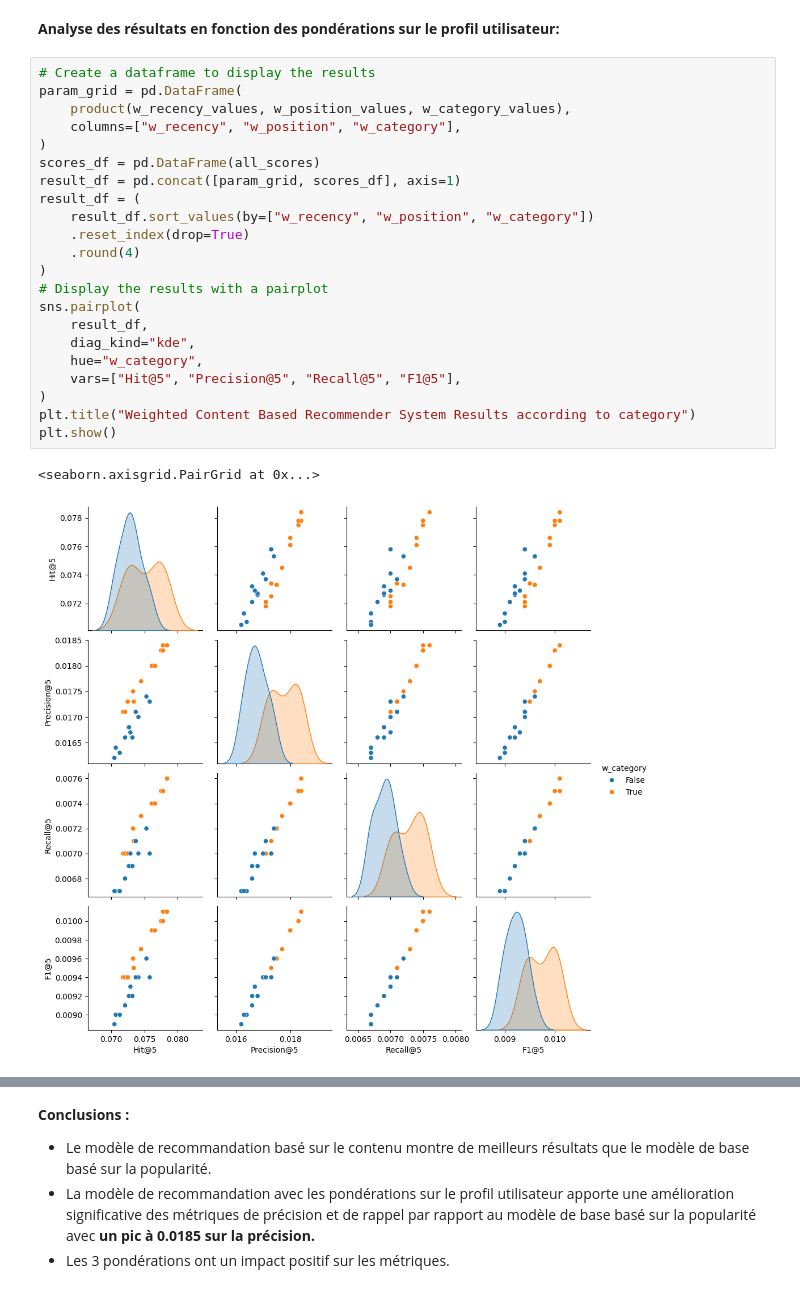
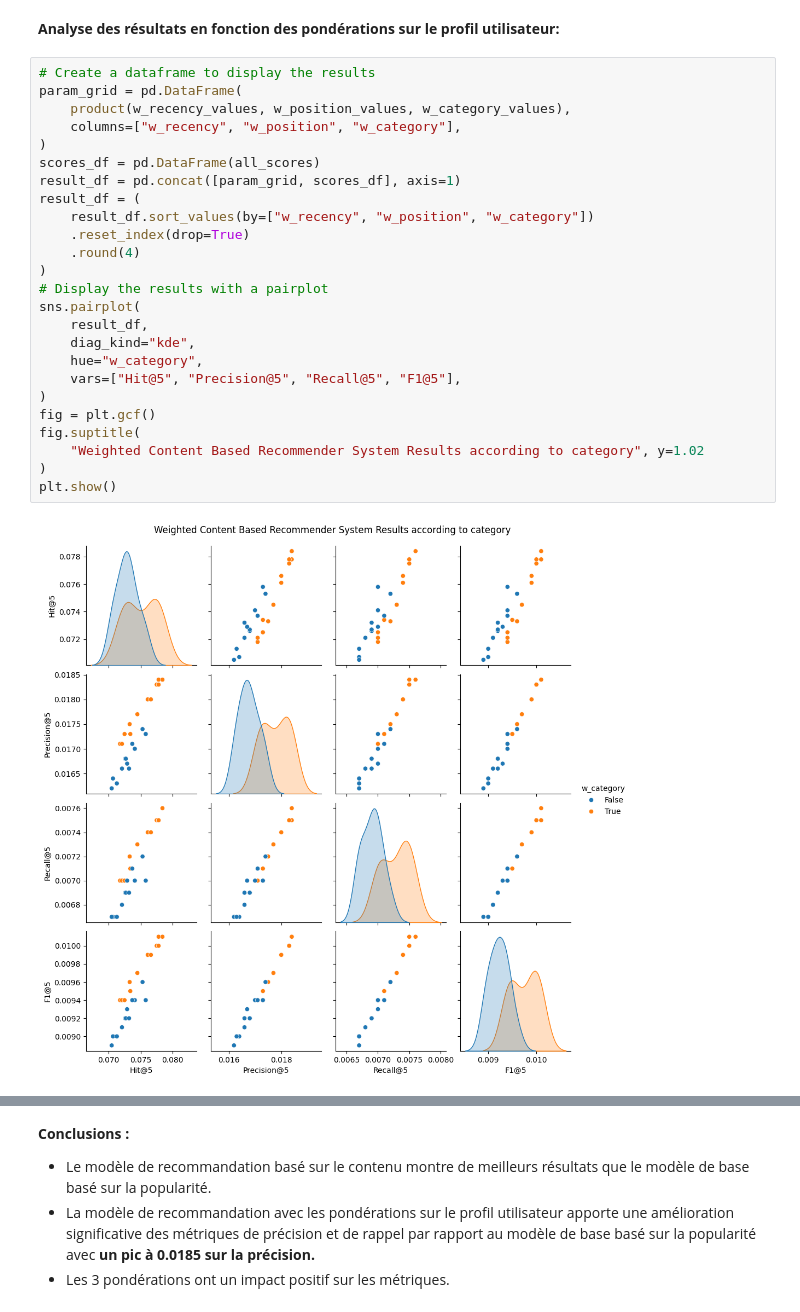
Before and after one commit to Hedredo/oc_p10, a Jupyter notebook: notebooks/01_modeling.ipynb, the cells around one changed output, grey strips where cells are left out. Drawn from its saved outputs; the diff is of its cells as text.

Commit message:
Visualisations improvement on modeling nb and update python version

```diff
--- a/notebooks/01_modeling.ipynb
+++ b/notebooks/01_modeling.ipynb
@@ -462,28 +462,30 @@ recommender.recommend(59)
 # %%
 # Create a dataframe to display the results
 param_grid = pd.DataFrame(
     product(w_recency_values, w_position_values, w_category_values),
     columns=["w_recency", "w_position", "w_category"],
 )
 scores_df = pd.DataFrame(all_scores)
 result_df = pd.concat([param_grid, scores_df], axis=1)
 result_df = (
     result_df.sort_values(by=["w_recency", "w_position", "w_category"])
     .reset_index(drop=True)
     .round(4)
 )
 # Display the results with a pairplot
 sns.pairplot(
     result_df,
     diag_kind="kde",
     hue="w_category",
     vars=["Hit@5", "Precision@5", "Recall@5", "F1@5"],
 )
-plt.title("Weighted Content Based Recommender System Results according to category")
+fig = plt.gcf()
+fig.suptitle(
+    "Weighted Content Based Recommender System Results according to category", y=1.02
+)
 plt.show()
 # %% [output]
-<seaborn.axisgrid.PairGrid at 0x...>
-[figure, old version]
+[figure, new version]
 # %%
 sns.pairplot(
     result_df,
```
Also changed, not shown: parts of 5 cells of this notebook, 1 other file.
